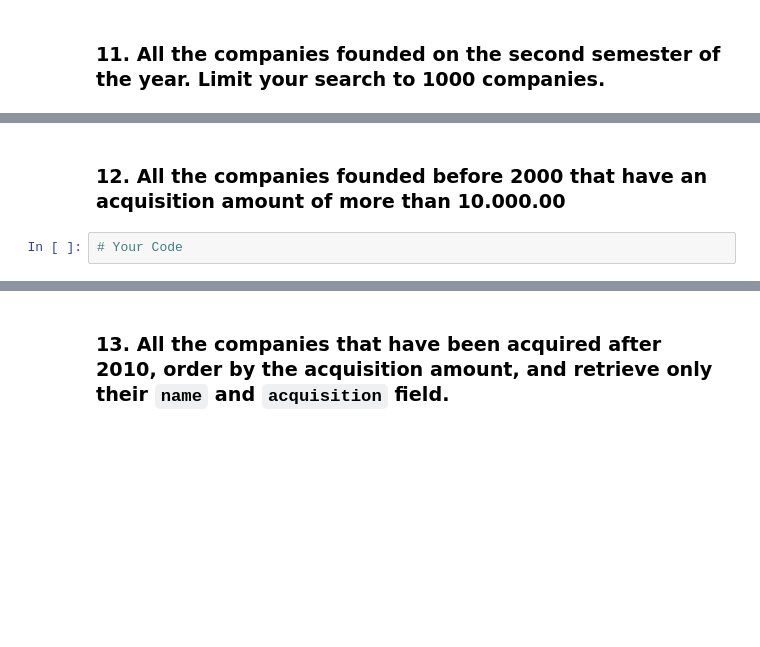
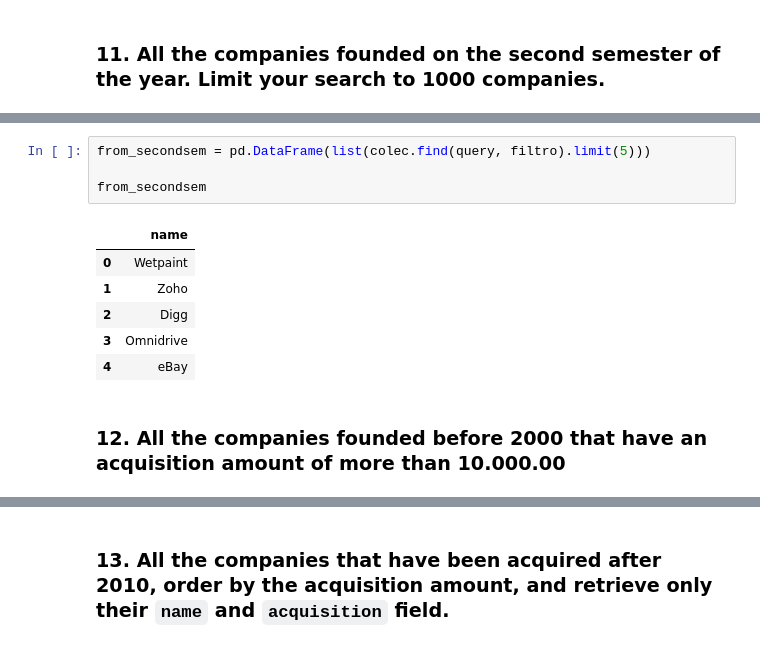
Before and after one commit to Ironhack-Data-Madrid-Octubre-2022/3.4-lab-mongo, a Jupyter notebook: your_code/main.ipynb, the cells around one changed output, grey strips where cells are left out. Saved outputs shown, nothing was run; the diff lists cells and outputs as text; blank space fills up the shorter version.

```diff
--- a/your_code/main.ipynb
+++ b/your_code/main.ipynb
@@ -246,4 +287,13 @@ list(colec.find(query, filtro).limit(5))
+# %%
+from_secondsem = pd.DataFrame(list(colec.find(query, filtro).limit(5)))
+
+from_secondsem
+# %% [output]
+|  | name |
+| 0 | Wetpaint |
+| 1 | Zoho |
+| 2 | Digg |
+| 3 | Omnidrive |
+| 4 | eBay |
 # %% [markdown]
 ### 12. All the companies founded before 2000 that have an acquisition amount of more than 10.000.00
-# %%
-# Your Code
```
Also changed, not shown: parts of 24 cells of this notebook.
